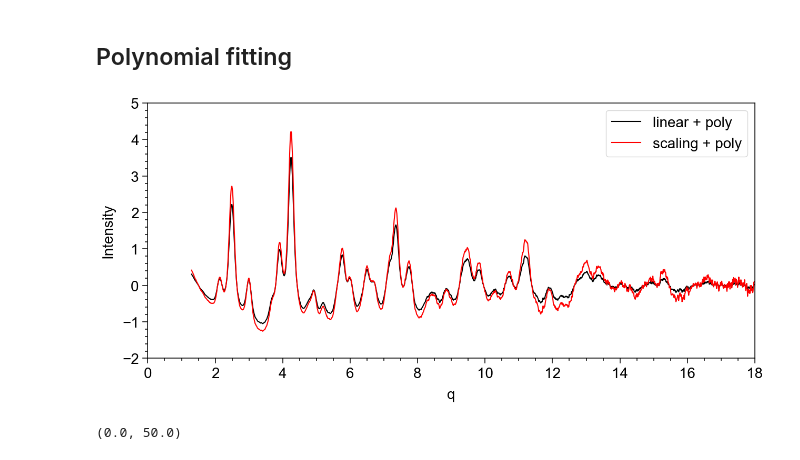
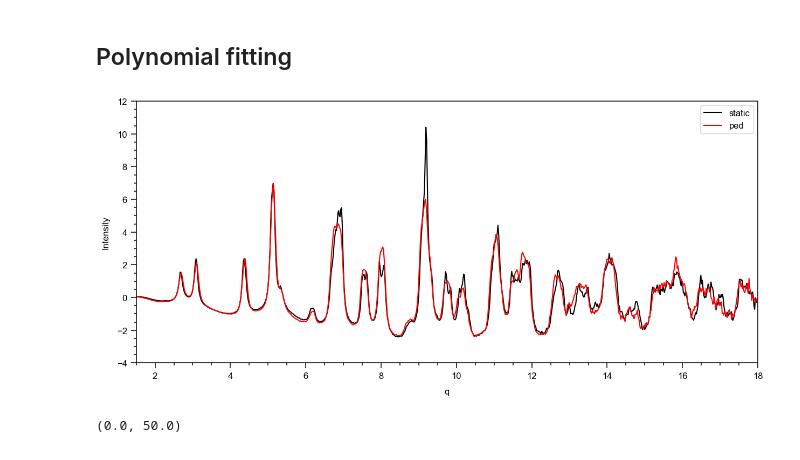
Before and after one commit to victorsecco/PyeRDF, a Jupyter notebook: notebooks/02.1_eRDF.ipynb, the cells around one changed output. Drawn from its saved outputs; the diff is of its cells as text; code cells hidden in the pictures.

```diff
--- a/notebooks/02.1_eRDF.ipynb
+++ b/notebooks/02.1_eRDF.ipynb
@@ -252,17 +426,37 @@ y_fit2 = p2(proc.q)
 fq_poly1 = norm_autofit - y_fit1
 fq_poly2 = norm_N - y_fit2
 # %%
+from pathlib import Path
+import pandas as pd
+import matplotlib.pyplot as plt
+from mypackages.plot_style import set_plot_style
+
+set_plot_style()
+
+root = Path(r"\\iss.zdv.uni-mainz.de\ISS09AKKolb$\ActualWork\Victor\processed_data\ePDF\Au\20251007")
+
+files = ["fq_au_kl_380_mm_2_noscale.csv", "fq_au_kl_380_mm_ped_2_noscale.csv"]
+
+paths = [root / x for x in files]
+
+q = pd.read_csv(paths[0], skiprows = 2, header = None)[0].values
+fq = pd.read_csv(paths[0], skiprows = 2, header = None)[1].values
+
+q_ped = pd.read_csv(paths[1], skiprows = 2, header = None)[0].values
+fq_ped = pd.read_csv(paths[1], skiprows = 2, header = None)[1].values
+
 plt.figure(figsize = (15,6))
 
-plt.plot(q, fq_poly1, label = "linear + poly")
-plt.plot(q, fq_poly2, label = "scaling + poly")
+plt.plot(q, fq, label = "static")
+plt.plot(q_ped, fq_ped, label = "ped")
+plt.xlim(1.5,18)
 
 plt.legend()
 plt.xlabel("q")
 plt.ylabel("Intensity")
 plt.show()
 # %% [output]
-[figure, old version]
+[figure, new version]
 # %%
 r, Gr_1 = proc.Gr(fq_poly1, rmax=100, dr=0.01)
 r, Gr_2 = proc.Gr(fq_poly2, rmax=100, dr=0.01)
```
Also changed, not shown: parts of 12 cells of this notebook, 8 other files.
